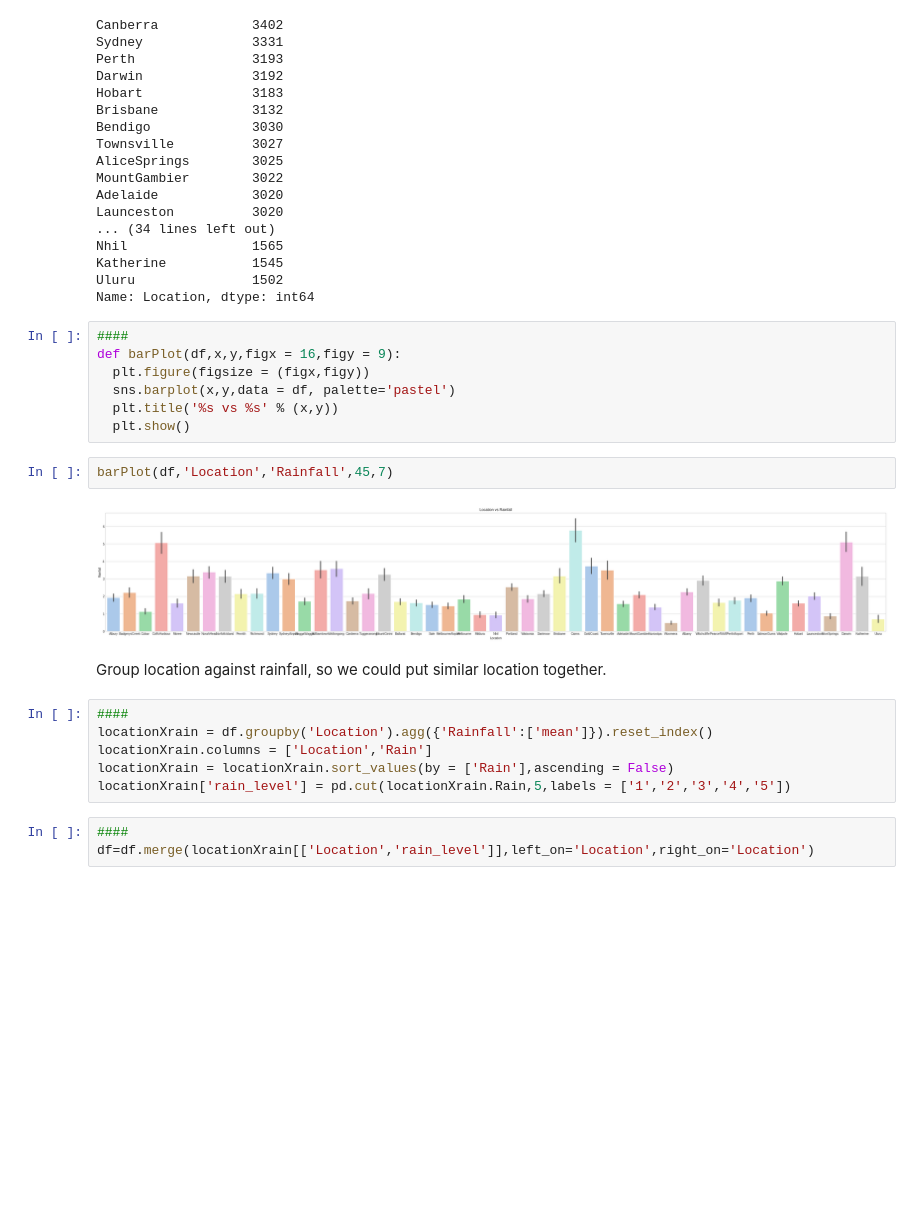
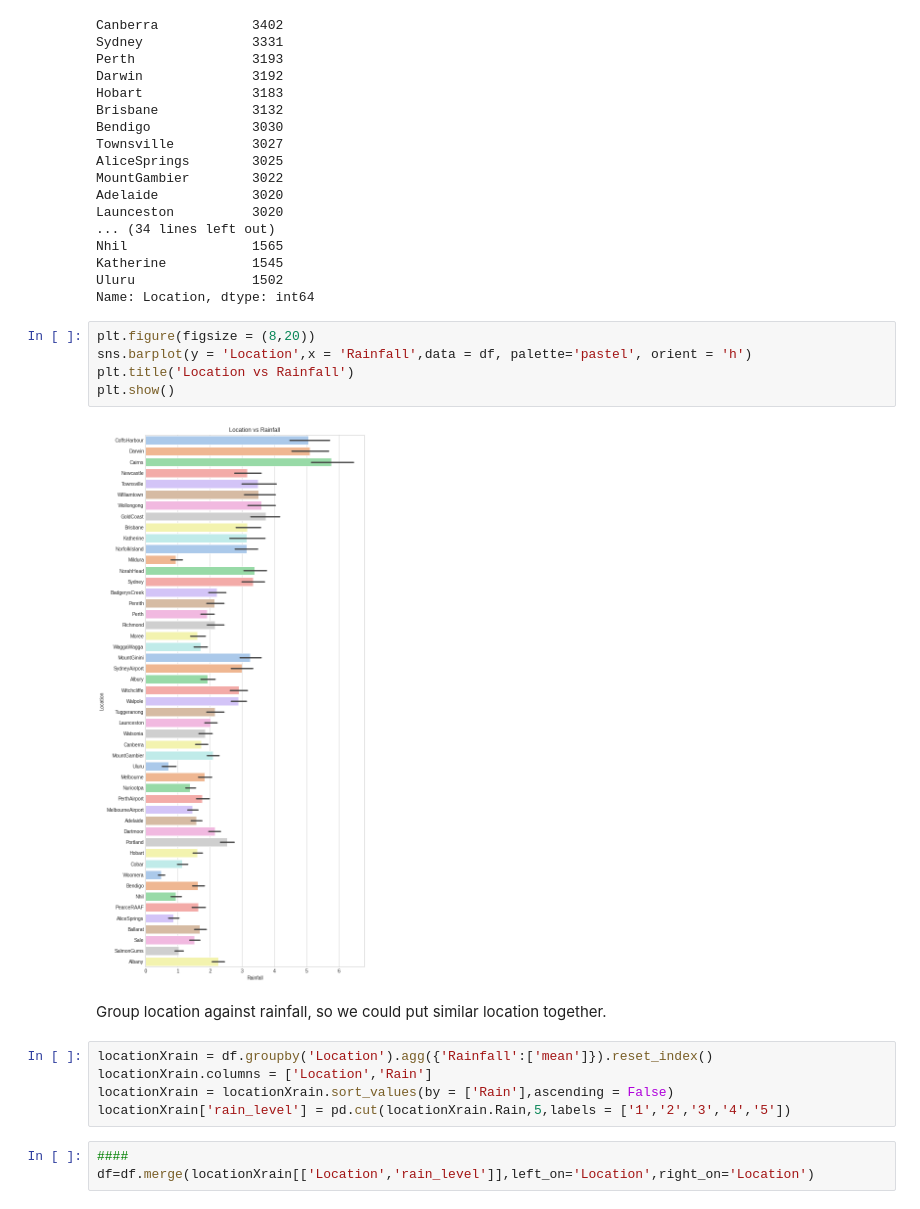
Before and after one commit to JaperTai77/Colab-notebook, a Jupyter notebook: AUSrain.ipynb, the cells around one changed output. Drawn from its saved outputs; the diff is of its cells as text; blank space fills up the shorter version.

```diff
--- a/AUSrain.ipynb
+++ b/AUSrain.ipynb
@@ -132,20 +132,15 @@ Katherine           1545
 Uluru               1502
 Name: Location, dtype: int64
 # %%
-####
-def barPlot(df,x,y,figx = 16,figy = 9):
-  plt.figure(figsize = (figx,figy))
-  sns.barplot(x,y,data = df, palette='pastel')
-  plt.title('%s vs %s' % (x,y))
-  plt.show()
+plt.figure(figsize = (8,20))
+sns.barplot(y = 'Location',x = 'Rainfall',data = df, palette='pastel', orient = 'h')
+plt.title('Location vs Rainfall')
+plt.show()
+# %% [output]
+[figure, added]
-# %%
-barPlot(df,'Location','Rainfall',45,7)
-# %% [output]
-[figure, removed]
 # %% [markdown]
 Group location against rainfall, so we could put similar location together.
 # %%
-####
 locationXrain = df.groupby('Location').agg({'Rainfall':['mean']}).reset_index()
 locationXrain.columns = ['Location','Rain']
 locationXrain = locationXrain.sort_values(by = ['Rain'],ascending = False)
```
Also changed, not shown: parts of 47 cells of this notebook.
